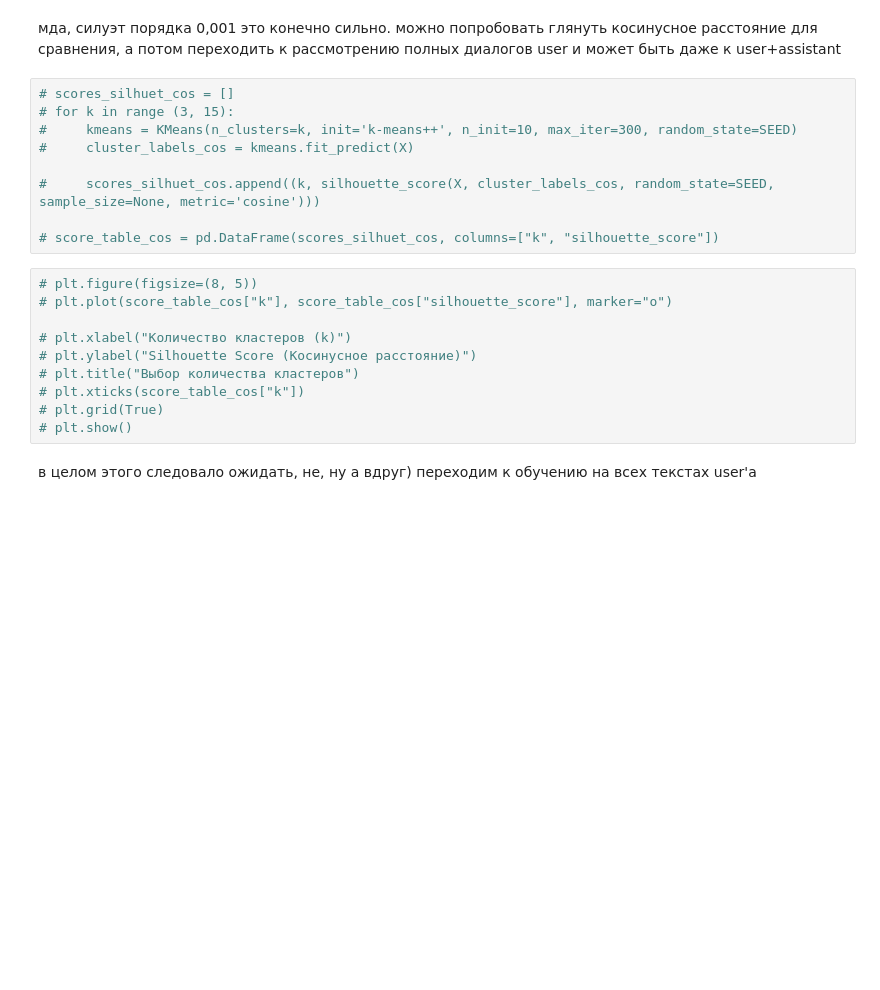
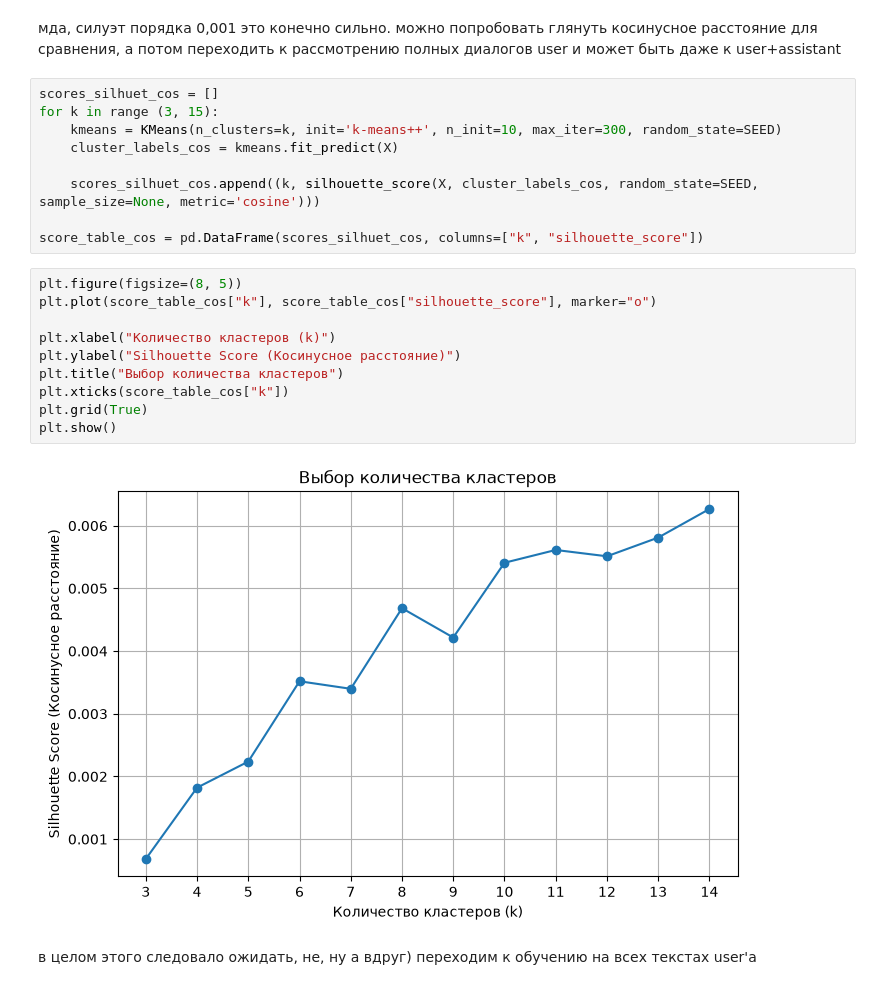
Before and after one commit to Half-Head/ML_homework, a Jupyter notebook: hw1/data_analyze.ipynb, the cells around one changed output. Drawn from its saved outputs; the diff is of its cells as text; blank space fills up the shorter version.

```diff
--- a/hw1/data_analyze.ipynb
+++ b/hw1/data_analyze.ipynb
@@ -172,24 +188,26 @@ for i in empty_indices[:20]:
 # %% [markdown]
 мда, силуэт порядка 0,001 это конечно сильно. можно попробовать глянуть косинусное расстояние для сравнения, а потом переходить к рассмотрению полных диалогов user и может быть даже к user+assistant
 # %%
-# scores_silhuet_cos = []
-# for k in range (3, 15):
-#     kmeans = KMeans(n_clusters=k, init='k-means++', n_init=10, max_iter=300, random_state=SEED)
-#     cluster_labels_cos = kmeans.fit_predict(X)
+scores_silhuet_cos = []
+for k in range (3, 15):
+    kmeans = KMeans(n_clusters=k, init='k-means++', n_init=10, max_iter=300, random_state=SEED)
+    cluster_labels_cos = kmeans.fit_predict(X)
 
-#     scores_silhuet_cos.append((k, silhouette_score(X, cluster_labels_cos, random_state=SEED, sample_size=None, metric='cosine')))
+    scores_silhuet_cos.append((k, silhouette_score(X, cluster_labels_cos, random_state=SEED, sample_size=None, metric='cosine')))
 
-# score_table_cos = pd.DataFrame(scores_silhuet_cos, columns=["k", "silhouette_score"])
+score_table_cos = pd.DataFrame(scores_silhuet_cos, columns=["k", "silhouette_score"])
 # %%
-# plt.figure(figsize=(8, 5))
-# plt.plot(score_table_cos["k"], score_table_cos["silhouette_score"], marker="o")
+plt.figure(figsize=(8, 5))
+plt.plot(score_table_cos["k"], score_table_cos["silhouette_score"], marker="o")
 
-# plt.xlabel("Количество кластеров (k)")
-# plt.ylabel("Silhouette Score (Косинусное расстояние)")
-# plt.title("Выбор количества кластеров")
-# plt.xticks(score_table_cos["k"])
-# plt.grid(True)
-# plt.show()
+plt.xlabel("Количество кластеров (k)")
+plt.ylabel("Silhouette Score (Косинусное расстояние)")
+plt.title("Выбор количества кластеров")
+plt.xticks(score_table_cos["k"])
+plt.grid(True)
+plt.show()
+# %% [output]
+[figure, added]
 # %% [markdown]
 в целом этого следовало ожидать, не, ну а вдруг)
 переходим к обучению на всех текстах user'a
```
Also changed, not shown: parts of 20 cells of this notebook, 11 other files.
